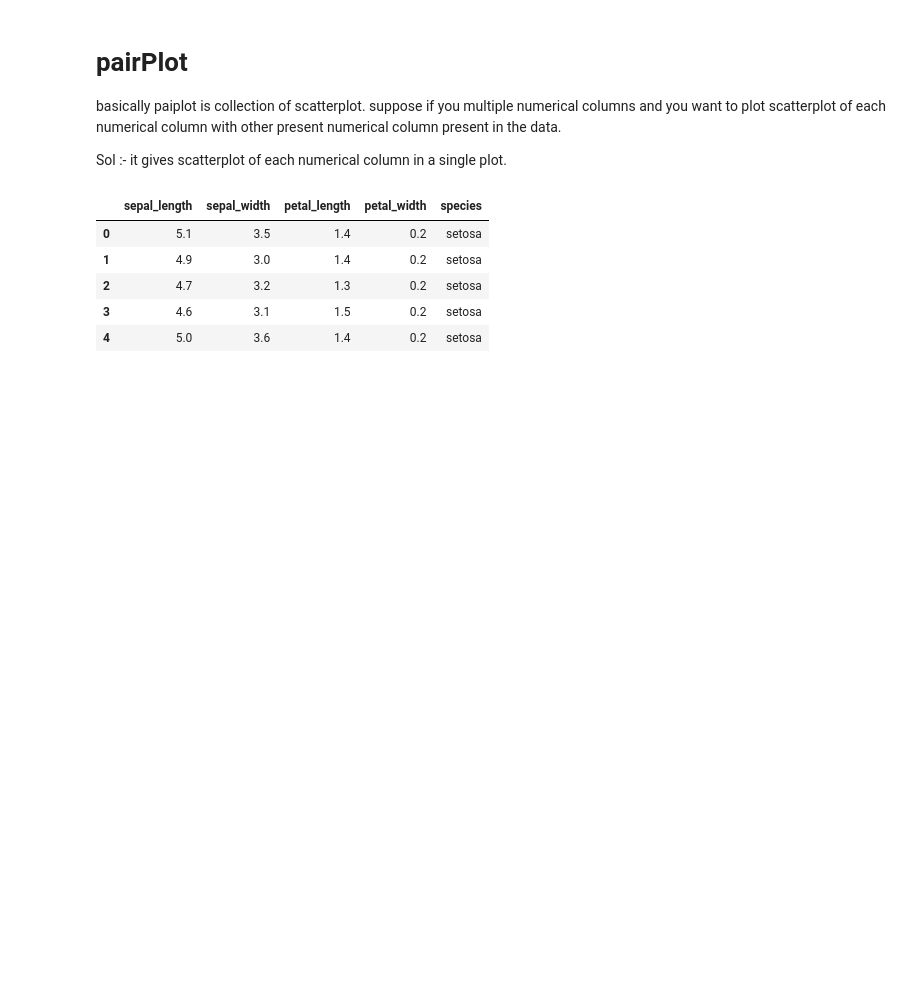
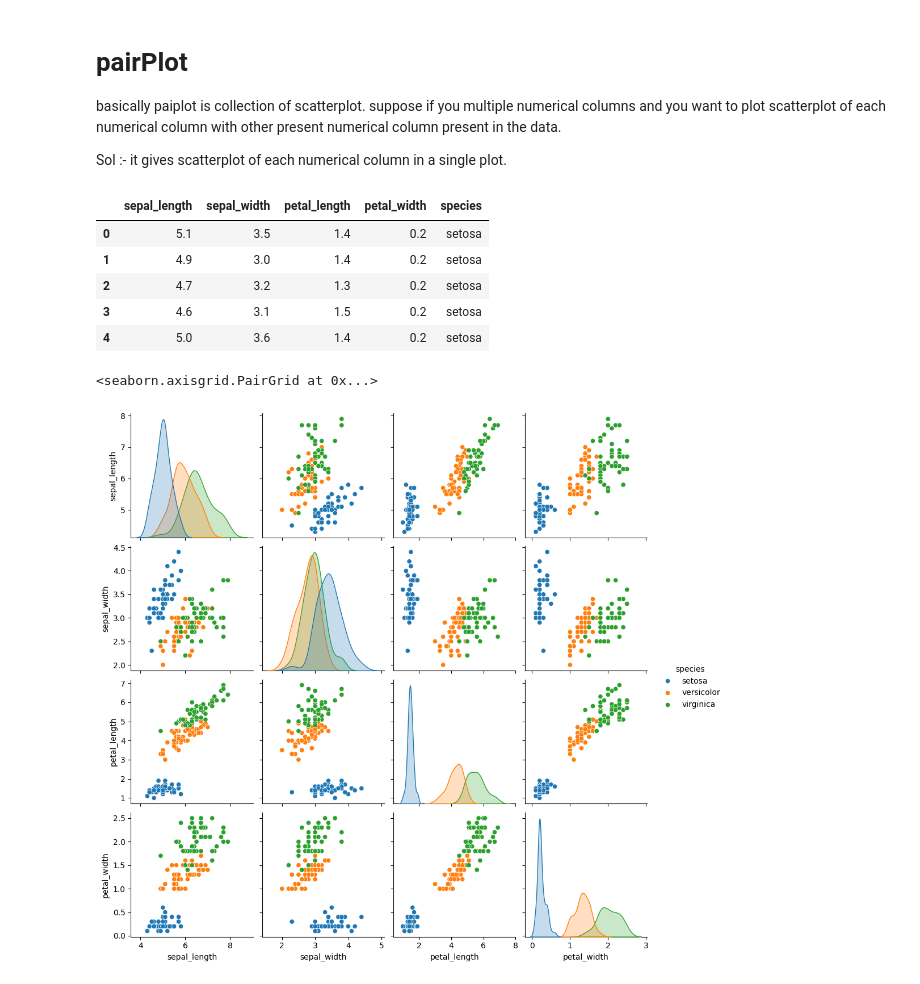
Before and after one commit to theakash07/100_Days_Machine_Learning, a Jupyter notebook: Day21EDA_using_Bivariate_and_Multivariate_Analysis.ipynb, the cells around one changed output. Drawn from its saved outputs; the diff is of its cells as text; code cells hidden in the pictures; blank space fills up the shorter version.

```diff
--- a/Day21EDA_using_Bivariate_and_Multivariate_Analysis.ipynb
+++ b/Day21EDA_using_Bivariate_and_Multivariate_Analysis.ipynb
@@ -250,3 +250,8 @@ iris.head()
 | 2 | 4.7 | 3.2 | 1.3 | 0.2 | setosa |
 | 3 | 4.6 | 3.1 | 1.5 | 0.2 | setosa |
 | 4 | 5.0 | 3.6 | 1.4 | 0.2 | setosa |
+# %%
+sns.pairplot(iris,hue='species')
+# %% [output]
+<seaborn.axisgrid.PairGrid at 0x...>
+[figure, added]
```
Also changed, not shown: parts of 3 cells of this notebook.
